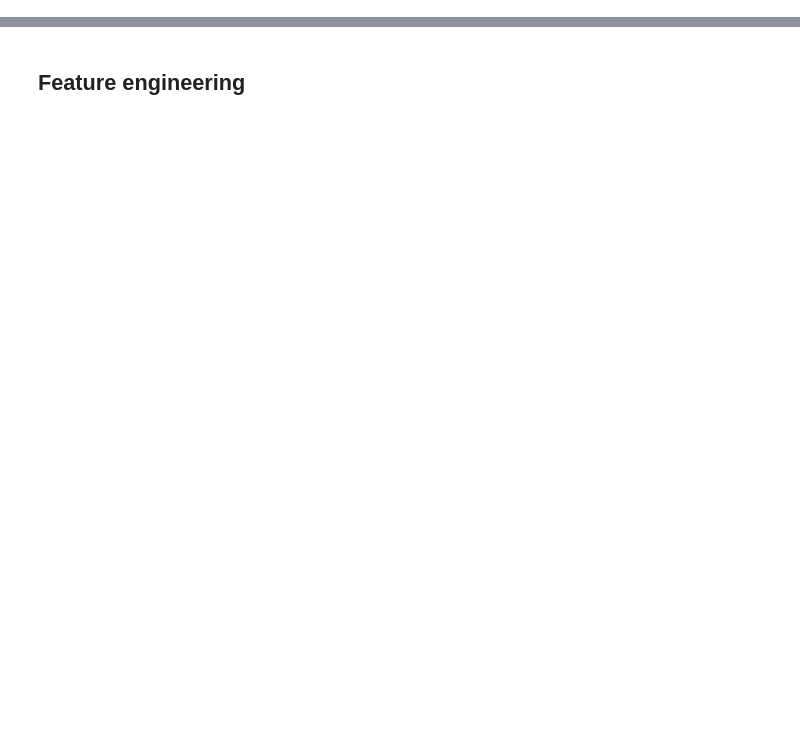
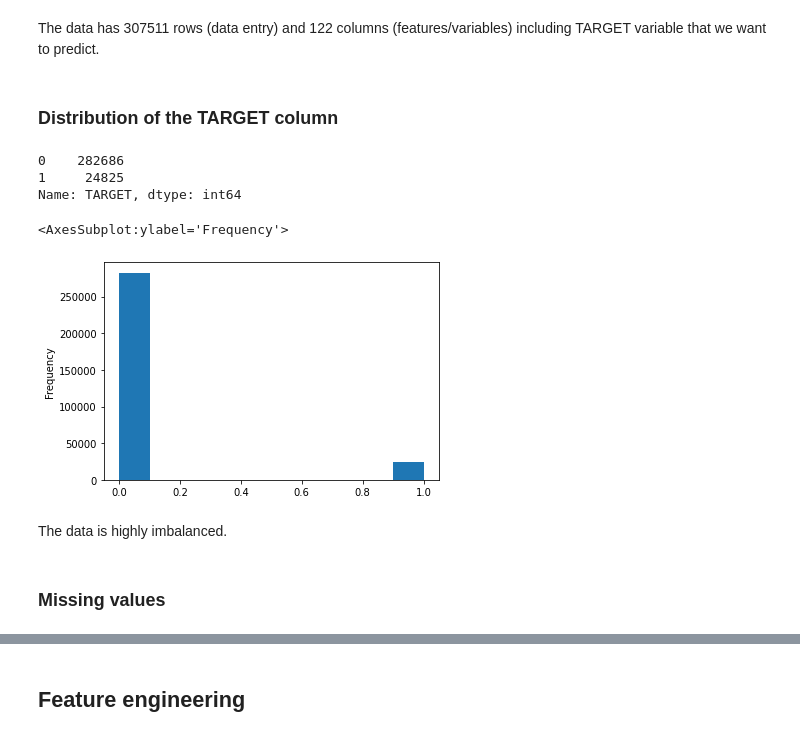
Before and after one commit to tuedoan569/Home-Credit-Default-Risk, a Jupyter notebook: Home Credit Default Risk.ipynb, the cells around one changed output, grey strips where cells are left out. Cells and saved outputs as stored; diff of their text form; code cells hidden in the pictures; blank space fills up the shorter version.

```diff
--- a/Home Credit Default Risk.ipynb
+++ b/Home Credit Default Risk.ipynb
@@ -28,0 +57,19 @@ test = pd.read_csv('Desktop/home-credit-default-risk/application_test.csv')
+# %% [markdown]
+The data has 307511 rows (data entry) and 122 columns (features/variables) including TARGET variable that we want to predict.
+# %% [markdown]
+### Distribution of the TARGET column
+# %%
+train['TARGET'].value_counts()
+# %% [output]
+0    282686
+1     24825
+Name: TARGET, dtype: int64
+# %%
+train['TARGET'].astype(int).plot.hist()
+# %% [output]
+<AxesSubplot:ylabel='Frequency'>
+[figure, added]
+# %% [markdown]
+The data is highly imbalanced.
+# %% [markdown]
+### Missing values
```
Also changed, not shown: parts of 48 cells of this notebook.
